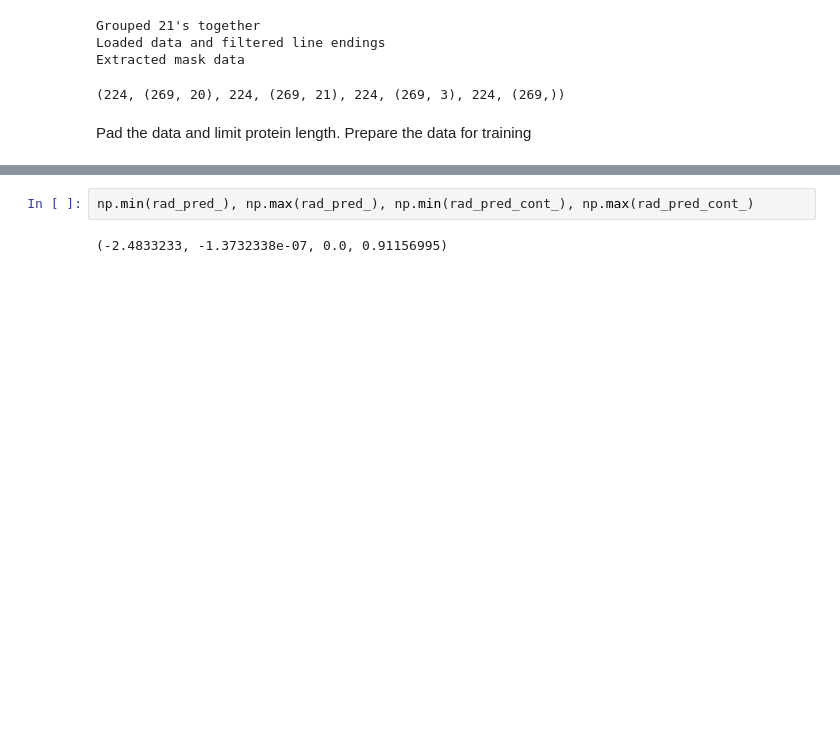
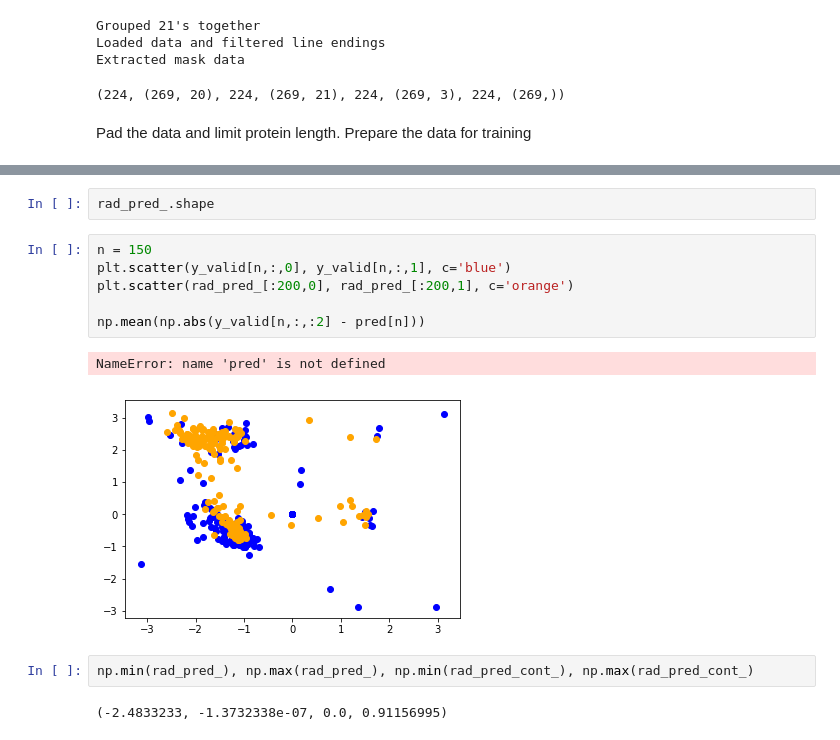
Before and after one commit to m3h0w/protein-dihedral-angles-prediction, a Jupyter notebook: Txt data + tensorflow vectors.ipynb, the cells around one changed output, grey strips where cells are left out. Drawn from its saved outputs; the diff is of its cells as text; blank space fills up the shorter version.

```diff
--- a/Txt data + tensorflow vectors.ipynb
+++ b/Txt data + tensorflow vectors.ipynb
@@ -409,3 +542,14 @@ Epoch: 33
+# %%
+rad_pred_.shape
+# %%
+n = 150
+plt.scatter(y_valid[n,:,0], y_valid[n,:,1], c='blue')
+plt.scatter(rad_pred_[:200,0], rad_pred_[:200,1], c='orange')
+
+np.mean(np.abs(y_valid[n,:,:2] - pred[n]))
+# %% [output]
+NameError: name 'pred' is not defined
+[figure, added]
 # %%
 np.min(rad_pred_), np.max(rad_pred_), np.min(rad_pred_cont_), np.max(rad_pred_cont_)
 # %% [output]
```
Also changed, not shown: parts of 15 cells of this notebook.
